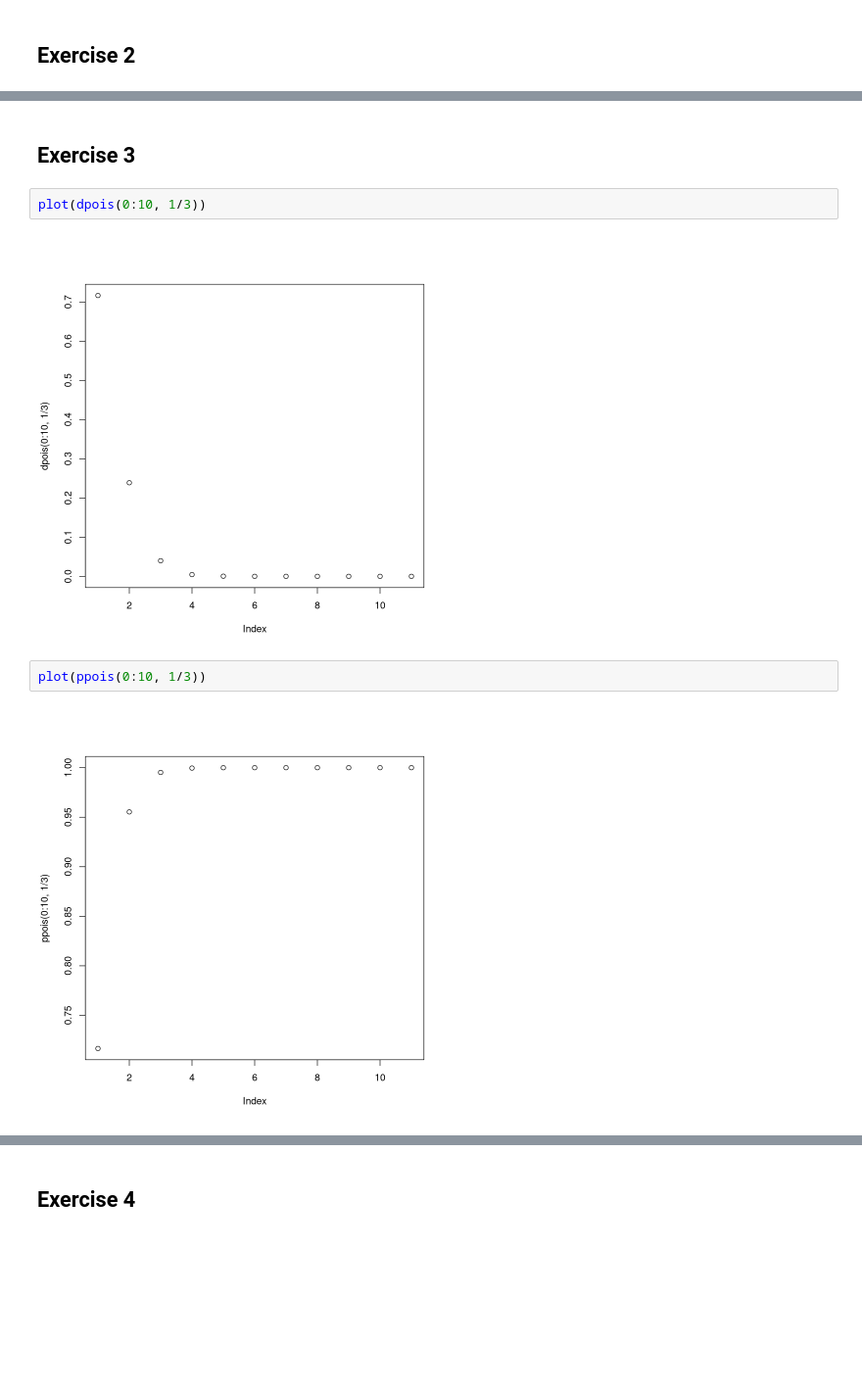
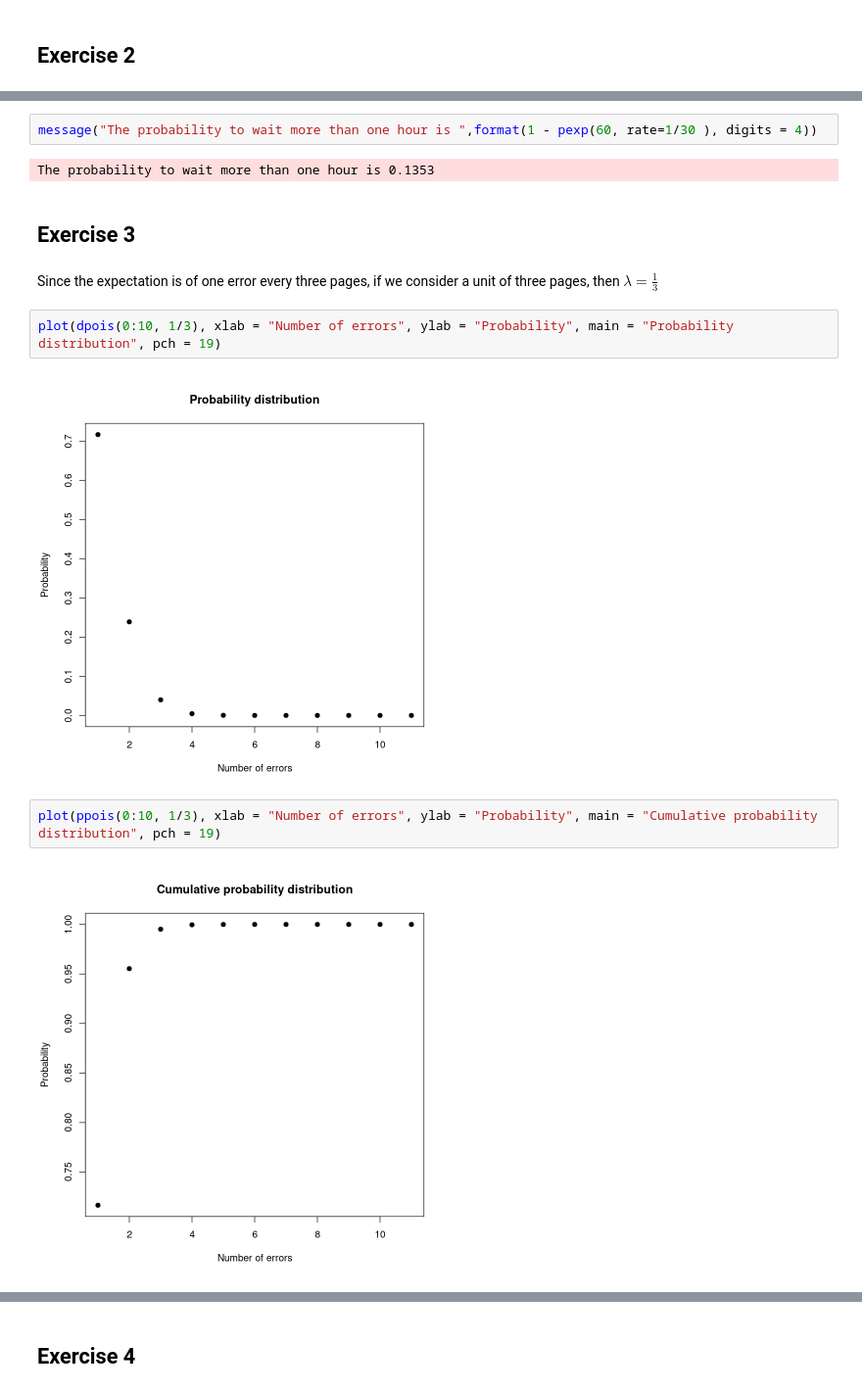
Before and after one commit to Confizolo/PoDProjects, a Jupyter notebook: ASfPA/Ex02/Ex02.ipynb, the cells around one changed output, grey strips where cells are left out. Shown at 98% size. Cells and saved outputs as stored; diff of their text form; blank space fills up the shorter version.

```diff
--- a/ASfPA/Ex02/Ex02.ipynb
+++ b/ASfPA/Ex02/Ex02.ipynb
@@ -39,10 +50,16 @@ mean(sim)
+# %%
+message("The probability to wait more than one hour is ",format(1 - pexp(60, rate=1/30 ), digits = 4))
+# %% [output]
+The probability to wait more than one hour is 0.1353
 # %% [markdown]
 ## Exercise 3
+# %% [markdown]
+Since the expectation is of one error every three pages, if we consider a unit of three pages, then $\lambda = \frac{1}{3}$
 # %%
-plot(dpois(0:10, 1/3))
+plot(dpois(0:10, 1/3), xlab = "Number of errors", ylab = "Probability", main = "Probability distribution", pch = 19)
 # %% [output]
-[figure, old version]
+[figure, new version]
 # %%
-plot(ppois(0:10, 1/3))
+plot(ppois(0:10, 1/3), xlab = "Number of errors", ylab = "Probability", main = "Cumulative probability distribution", pch = 19)
 # %% [output]
-[figure, old version]
+[figure, new version]
```
Also changed, not shown: parts of 49 cells of this notebook, 1 other file.
